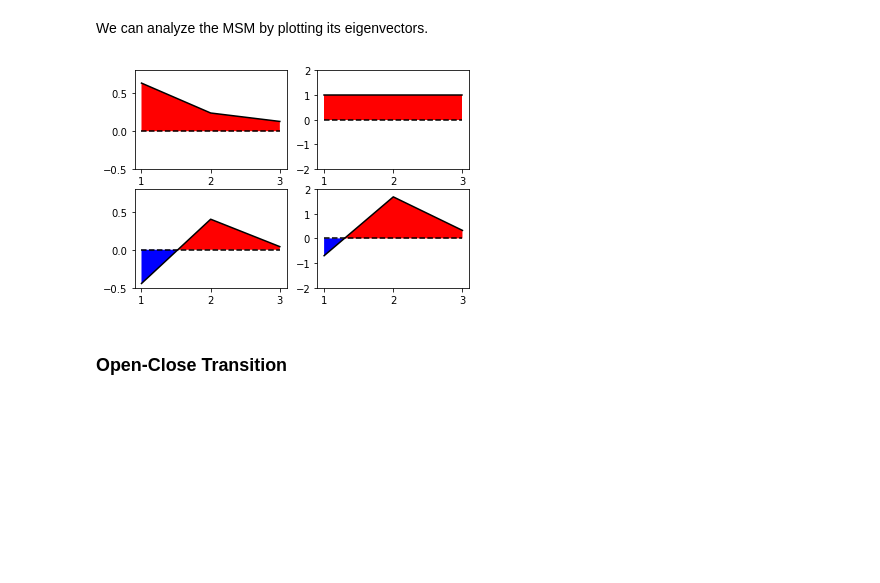
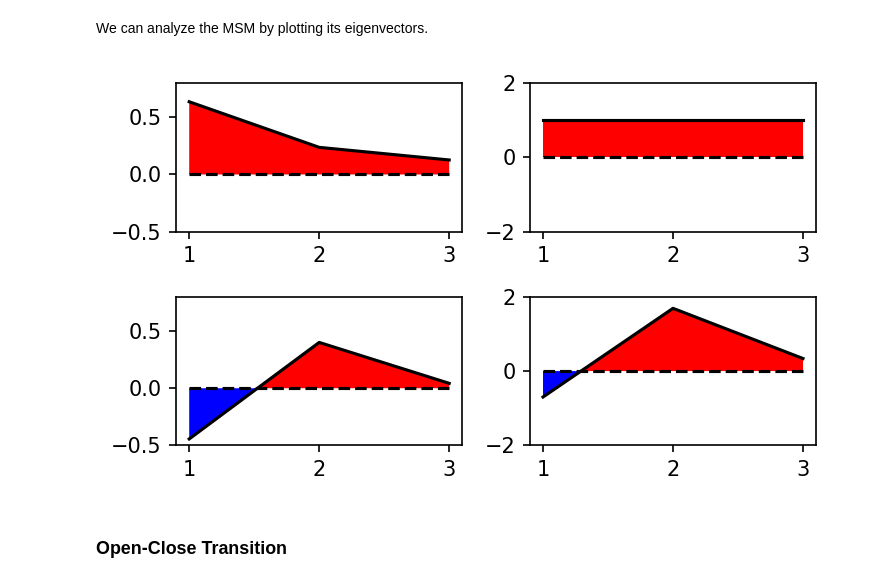
Before and after one commit to janjoswig/AlgoSB2021, a Jupyter notebook: example/example_VGLAPG.ipynb, the cells around one changed output. Drawn from its saved outputs; the diff is of its cells as text; code cells hidden in the pictures; blank space fills up the shorter version.

```diff
--- a/example/example_VGLAPG.ipynb
+++ b/example/example_VGLAPG.ipynb
@@ -24,7 +37,7 @@ from sklearn.neighbors import KDTree
 # %% [markdown]
 We will work here with a 601 ns trajectory of the hexapeptide VGLAPG. We want to analyze the dynamics of its backbone and therefore use the backbone phi/psi dihedrals as our features of interest. The provided trajectory is a numpy array of shape (601001, 10). The first 5 columns are the phi dihedrals, the last 5 columns are the psi dihedrals. The timestep of the trajectory is 1 ps.
 # %%
-dihed_traj = np.load('traj.npy')
+dihed_traj = np.load('VGLAPG_dihedrals.npy')
 res_names = ['VAL1', 'GLY2', 'LEU3', 'ALA4', 'PRO5', 'GLY6']
 # %%
 dihed_traj.shape
@@ -104,7 +117,7 @@ clustering_neighbourhoods_sorted = cluster.Clustering(
     )
 # %%
 # Use pre-computed neighbourhoods
-clustering_neighbourhoods_sorted.fit(0.2, 500, 10)
+clustering_neighbourhoods_sorted.fit(0.2, 550, 10)
 clustering._labels = clustering_neighbourhoods_sorted._labels
 # %% [output]
 -----------------------------------------------------------------------------------------------
@@ -151,29 +164,30 @@ We can analyze the MSM by plotting its eigenvectors.
 # %%
 fig, axs = plt.subplots(2, 2)
 for i in range(2):
     ax = axs[i][0]
     x = np.arange(1, 4, 1)
     y = MSM.eigenvectors_left()[i]
     ax.plot(x, y, color='k')
     ax.plot(x, [0]*len(x), '--', color='k')
     ax.fill_between(x, 0, y, where= y>=0, facecolor='red', interpolate=True)
     ax.fill_between(x, 0, y, where= y<=0, facecolor='blue', interpolate=True)
     ax.set_ylim(-0.5, 0.8)
 
 for i in range(2):
     ax = axs[i][1]
     x = np.arange(1, 4, 1)
     y = MSM.eigenvectors_right()[:, i]
     ax.plot(x, y, color='k')
     ax.plot(x, [0]*len(x), '--', color='k')
     ax.fill_between(x, 0, y, where= y>=0, facecolor='red', interpolate=True)
     ax.fill_between(x, 0, y, where= y<=0, facecolor='blue', interpolate=True)
     ax.set_ylim(-2, 2)
 
 for ax in axs.flat:
     ax.set_xticks(np.arange(1, 4, 1))
+plt.tight_layout()
 # %% [output]
-[figure, old version]
+[figure, new version]
 # %% [markdown]
 ### Open-Close Transition
 # %%
```
Also changed, not shown: parts of 22 cells of this notebook, 2 other files.
